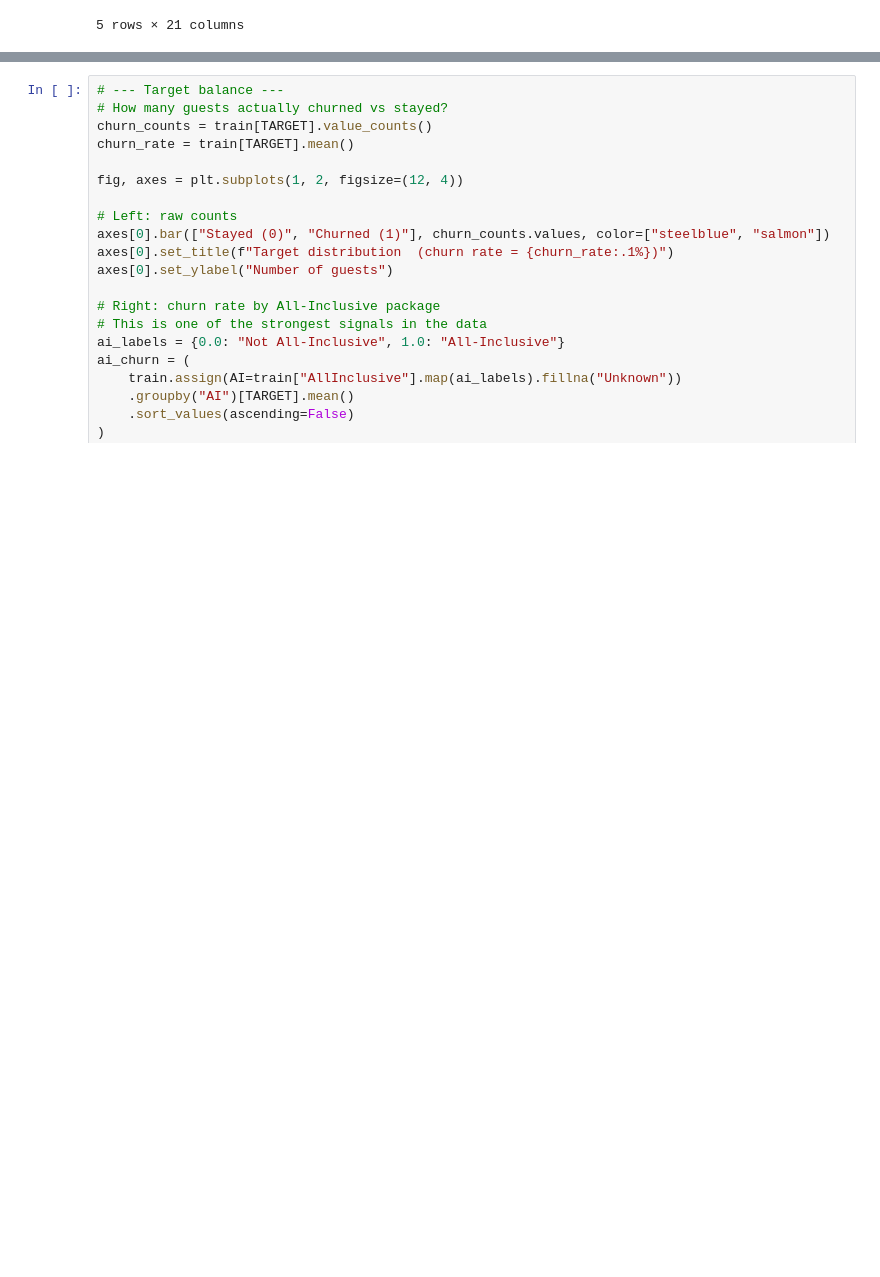
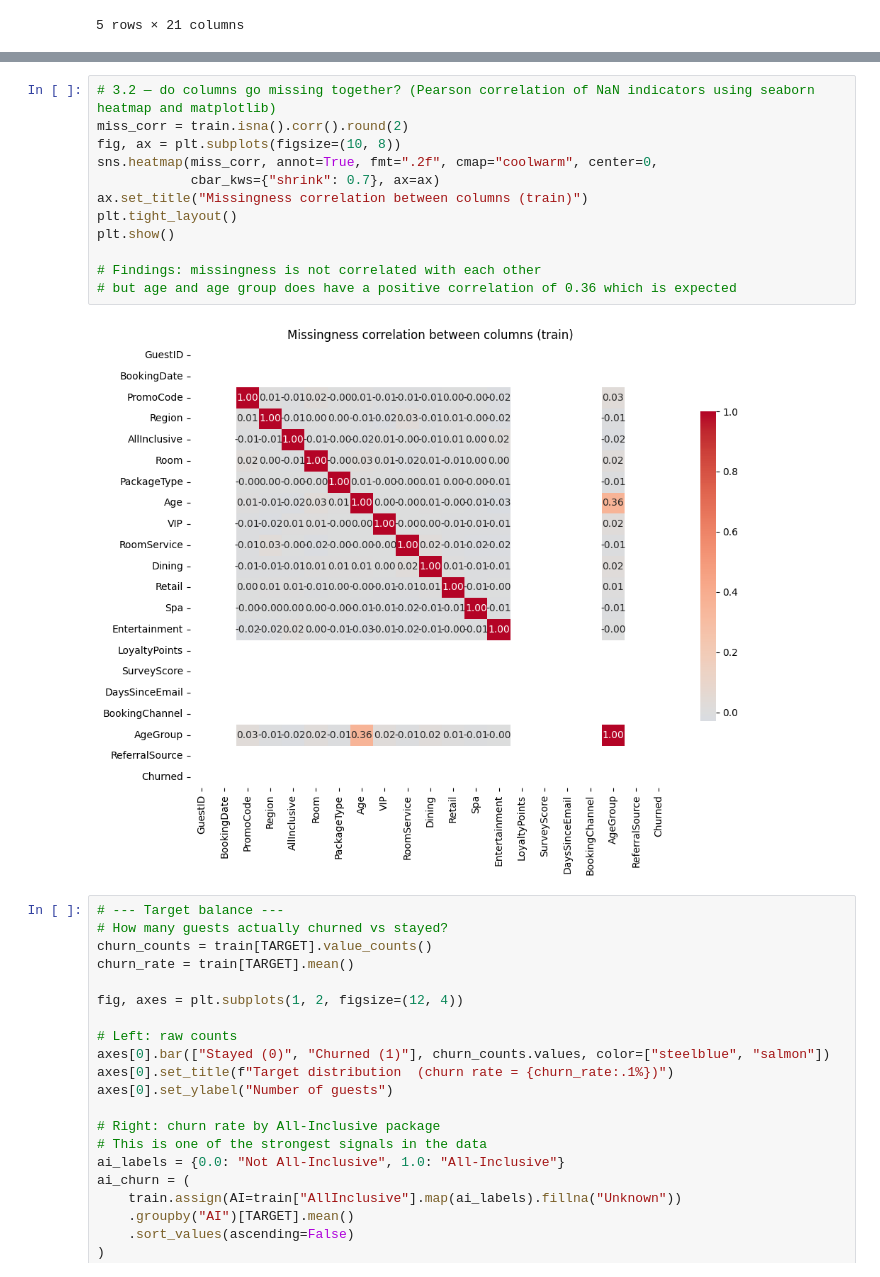
Before and after one commit to diephan1/resort_v1, a Jupyter notebook: resort_pipeline.ipynb, the cells around one changed output, grey strips where cells are left out. Drawn from its saved outputs; the diff is of its cells as text; blank space fills up the shorter version.

```diff
--- a/resort_pipeline.ipynb
+++ b/resort_pipeline.ipynb
@@ -76,3 +114,17 @@ plt.show()
+# %%
+# 3.2 — do columns go missing together? (Pearson correlation of NaN indicators using seaborn heatmap and matplotlib)
+miss_corr = train.isna().corr().round(2)
+fig, ax = plt.subplots(figsize=(10, 8))
+sns.heatmap(miss_corr, annot=True, fmt=".2f", cmap="coolwarm", center=0,
+            cbar_kws={"shrink": 0.7}, ax=ax)
+ax.set_title("Missingness correlation between columns (train)")
+plt.tight_layout()
+plt.show()
+
+# Findings: missingness is not correlated with each other
+# but age and age group does have a positive correlation of 0.36 which is expected
+# %% [output]
+[figure, added]
 # %%
 # --- Target balance ---
 # How many guests actually churned vs stayed?
```
Also changed, not shown: parts of 39 cells of this notebook, 5 other files.
